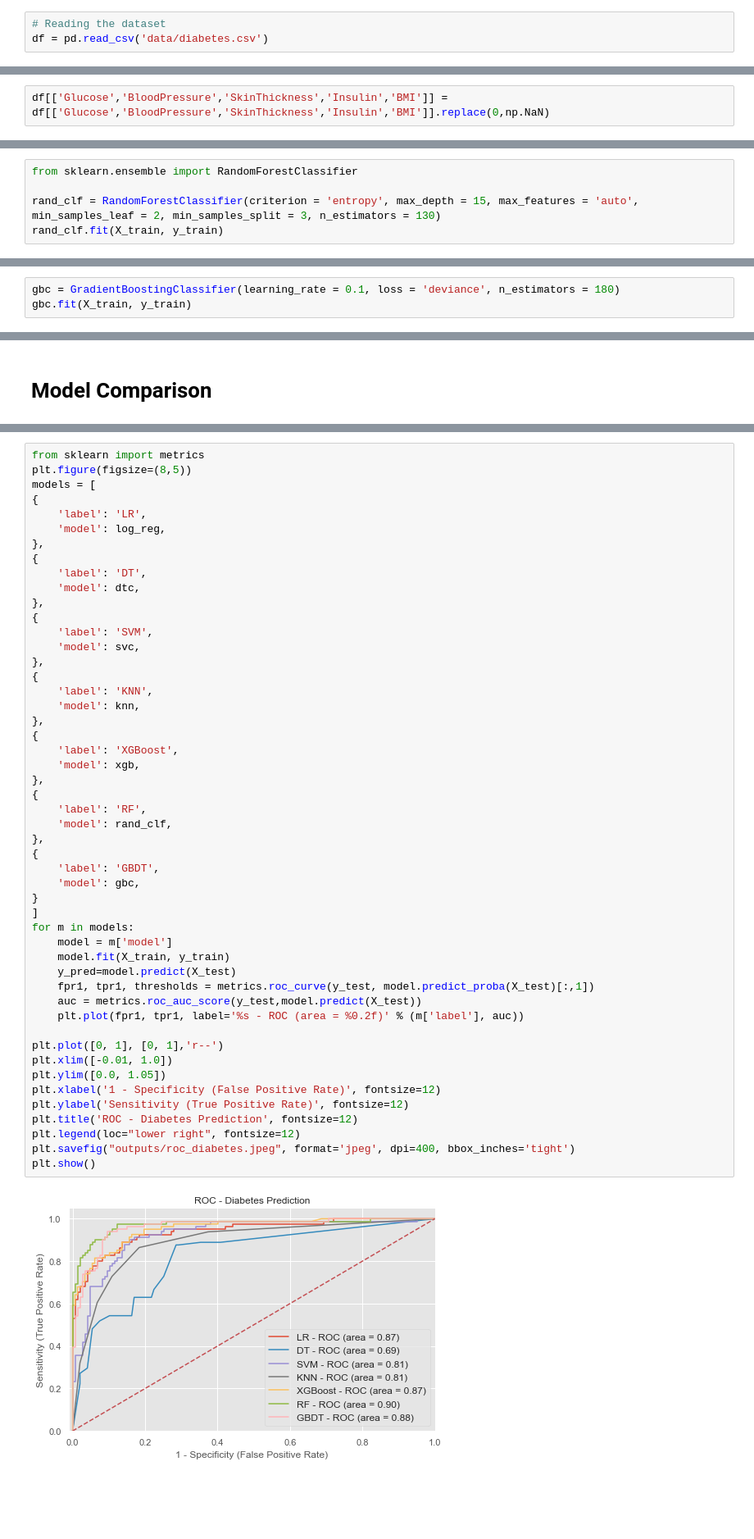
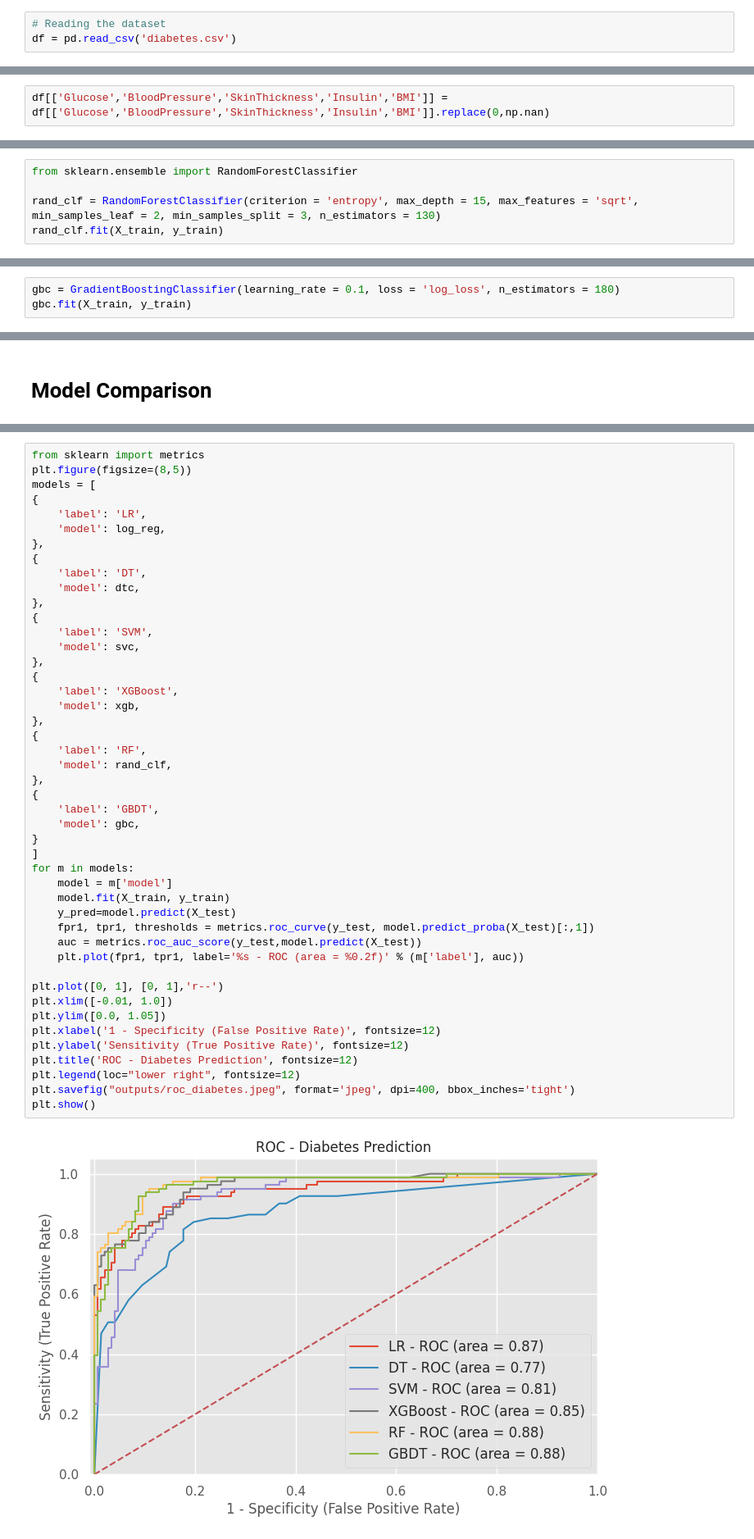
Before and after one commit to HaifaAljundi/Diabetes_Prediction_System, a Jupyter notebook: diabetes.ipynb, the cells around one changed output, grey strips where cells are left out. Shown at 82% size. Cells and saved outputs as stored; diff of their text form; blank space fills up the shorter version.

```diff
--- a/diabetes.ipynb
+++ b/diabetes.ipynb
@@ -27,7 +35,7 @@ plt.style.use('ggplot')
 %matplotlib inline
 # %%
 # Reading the dataset
-df = pd.read_csv('data/diabetes.csv')
+df = pd.read_csv('diabetes.csv')
 # %%
 # Printing the first 5 rows of the dataframe.
 df.head()
@@ -215,7 +225,7 @@ plt.show()
 # %% [markdown]
 We saw on df.head() that some features contain 0, it doesn't make sense here and this indicates missing value. Below we replace 0 value by NaN:
 # %%
-df[['Glucose','BloodPressure','SkinThickness','Insulin','BMI']] = df[['Glucose','BloodPressure','SkinThickness','Insulin','BMI']].replace(0,np.NaN)
+df[['Glucose','BloodPressure','SkinThickness','Insulin','BMI']] = df[['Glucose','BloodPressure','SkinThickness','Insulin','BMI']].replace(0,np.nan)
 # %%
 df.head()
 # %% [output]
@@ -759,7 +774,7 @@ weighted avg       0.90      0.89      0.90       228
 # %%
 from sklearn.ensemble import RandomForestClassifier
 
-rand_clf = RandomForestClassifier(criterion = 'entropy', max_depth = 15, max_features = 'auto', min_samples_leaf = 2, min_samples_split = 3, n_estimators = 130)
+rand_clf = RandomForestClassifier(criterion = 'entropy', max_depth = 15, max_features = 'sqrt', min_samples_leaf = 2, min_samples_split = 3, n_estimators = 130)
 rand_clf.fit(X_train, y_train)
 # %% [output]
 RandomForestClassifier(criterion='entropy', max_depth=15, min_samples_leaf=2,
@@ -833,5 +851,5 @@ grid_search_gbc.best_score_
 # %%
-gbc = GradientBoostingClassifier(learning_rate = 0.1, loss = 'deviance', n_estimators = 180)
+gbc = GradientBoostingClassifier(learning_rate = 0.1, loss = 'log_loss', n_estimators = 180)
 gbc.fit(X_train, y_train)
 # %% [output]
 GradientBoostingClassifier(n_estimators=180)
@@ -955,43 +974,39 @@ models = [
 {
     'label': 'SVM',
     'model': svc,
-},
-{
-    'label': 'KNN',
-    'model': knn,
 },
 {
     'label': 'XGBoost',
     'model': xgb,
 },
 {
     'label': 'RF',
     'model': rand_clf,
 },
 {
     'label': 'GBDT',
     'model': gbc,
 }
 ]
 for m in models:
     model = m['model']
     model.fit(X_train, y_train)
     y_pred=model.predict(X_test)
     fpr1, tpr1, thresholds = metrics.roc_curve(y_test, model.predict_proba(X_test)[:,1])
     auc = metrics.roc_auc_score(y_test,model.predict(X_test))
     plt.plot(fpr1, tpr1, label='%s - ROC (area = %0.2f)' % (m['label'], auc))
 
 plt.plot([0, 1], [0, 1],'r--')
 plt.xlim([-0.01, 1.0])
 plt.ylim([0.0, 1.05])
 plt.xlabel('1 - Specificity (False Positive Rate)', fontsize=12)
 plt.ylabel('Sensitivity (True Positive Rate)', fontsize=12)
 plt.title('ROC - Diabetes Prediction', fontsize=12)
 plt.legend(loc="lower right", fontsize=12)
 plt.savefig("outputs/roc_diabetes.jpeg", format='jpeg', dpi=400, bbox_inches='tight')
 plt.show()
 # %% [output]
-[figure, old version]
+[figure, new version]
 # %%
 from sklearn import metrics
 import numpy as np
```
Also changed, not shown: parts of 37 cells of this notebook.
